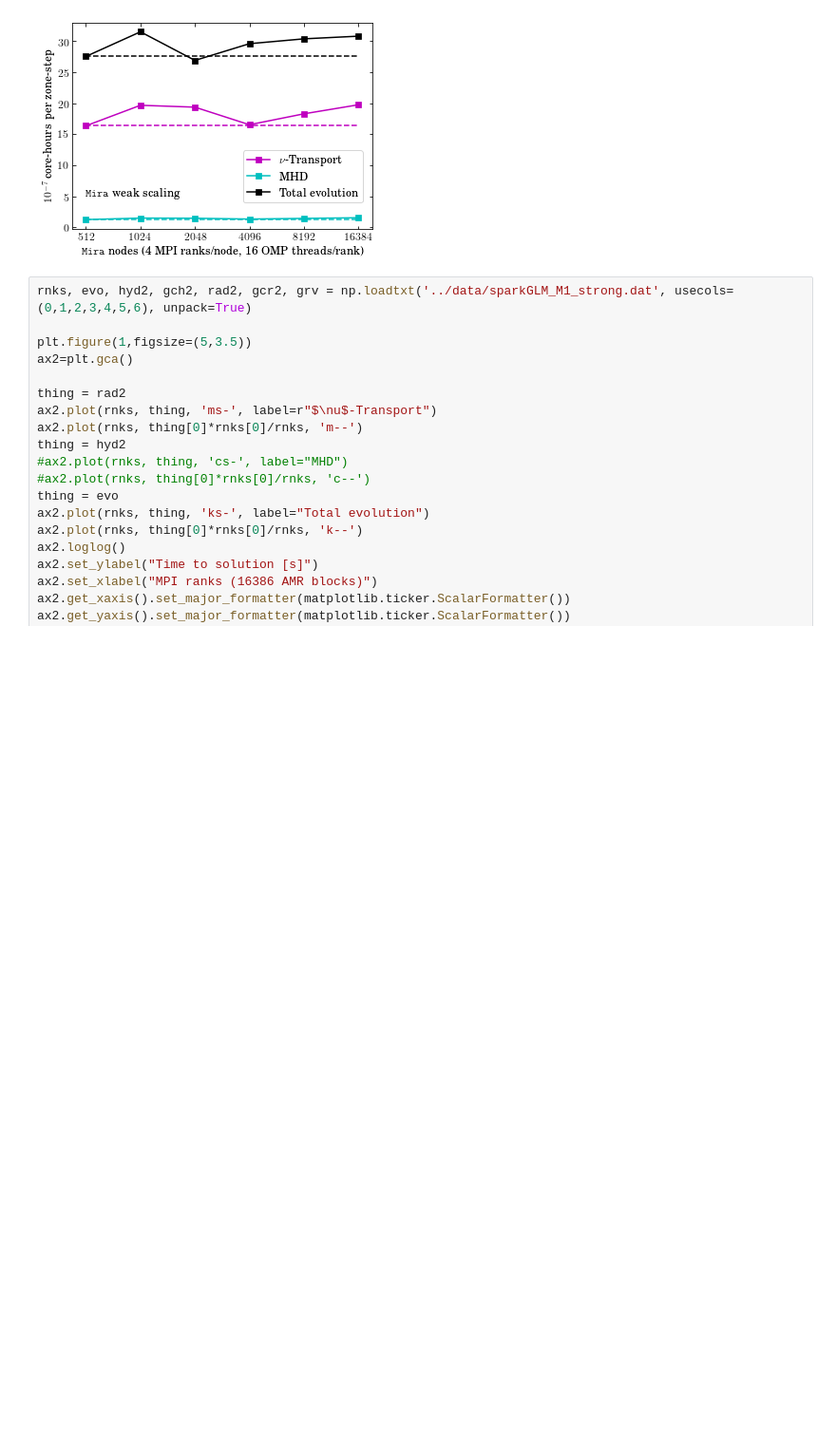
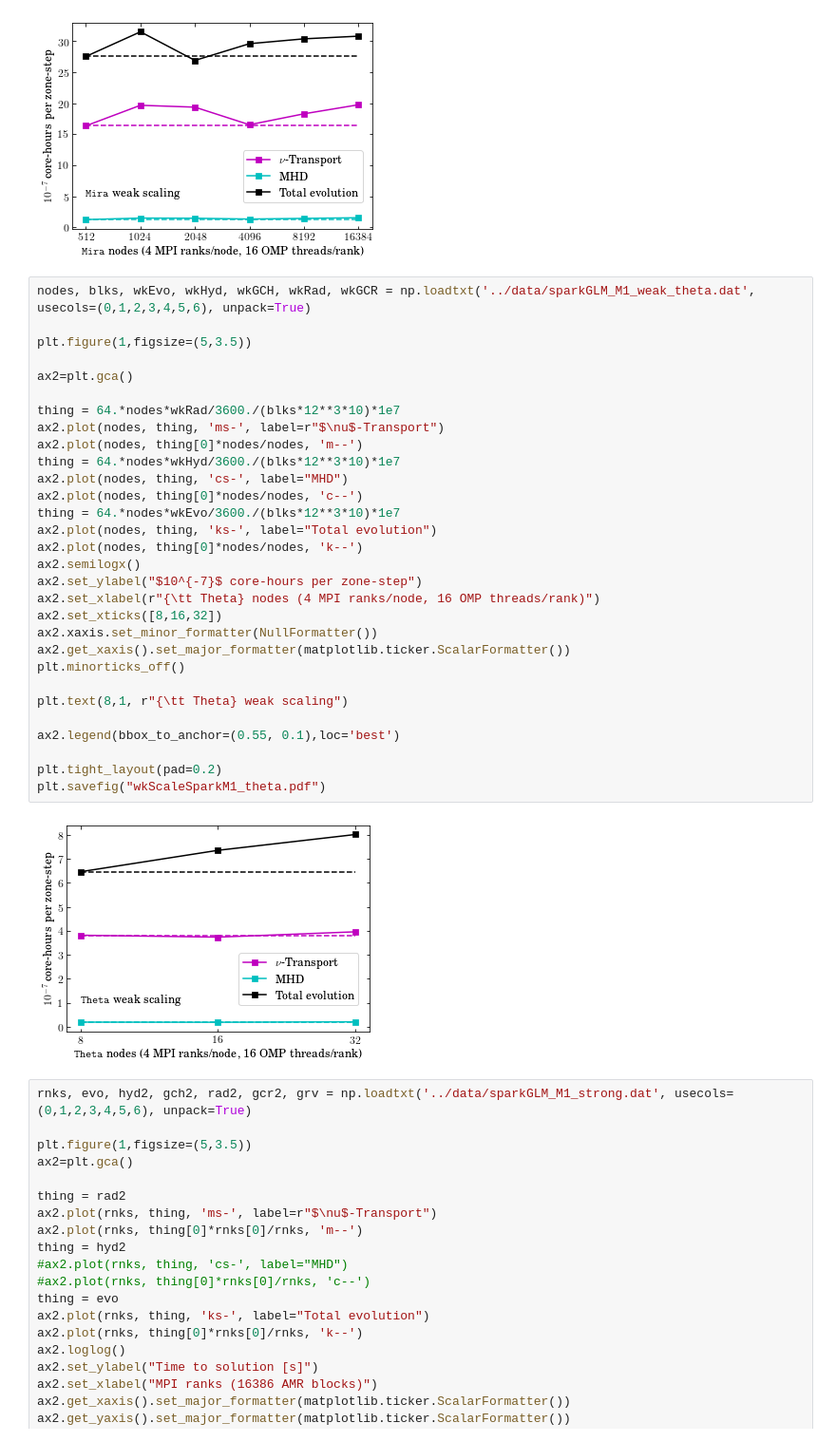
Before and after one commit to smcouch/INCITE_2018, a Jupyter notebook: figs/INCITE_plots.ipynb, the cells around one changed output. Shown: that part at 95% size. Drawn from its saved outputs; the diff is of its cells as text; blank space fills up the shorter version.

Commit message:
Complete objectives section update bios; weak scaling on theta

```diff
--- a/figs/INCITE_plots.ipynb
+++ b/figs/INCITE_plots.ipynb
@@ -99,6 +99,38 @@ plt.tight_layout(pad=0.2)
 plt.savefig("wkScaleSparkM1.pdf")
 # %% [output]
 [figure]
+# %%
+nodes, blks, wkEvo, wkHyd, wkGCH, wkRad, wkGCR = np.loadtxt('../data/sparkGLM_M1_weak_theta.dat', usecols=(0,1,2,3,4,5,6), unpack=True)
+
+plt.figure(1,figsize=(5,3.5))
+
+ax2=plt.gca()
+
+thing = 64.*nodes*wkRad/3600./(blks*12**3*10)*1e7
+ax2.plot(nodes, thing, 'ms-', label=r"$\nu$-Transport")
+ax2.plot(nodes, thing[0]*nodes/nodes, 'm--')
+thing = 64.*nodes*wkHyd/3600./(blks*12**3*10)*1e7
+ax2.plot(nodes, thing, 'cs-', label="MHD")
+ax2.plot(nodes, thing[0]*nodes/nodes, 'c--')
+thing = 64.*nodes*wkEvo/3600./(blks*12**3*10)*1e7
+ax2.plot(nodes, thing, 'ks-', label="Total evolution")
+ax2.plot(nodes, thing[0]*nodes/nodes, 'k--')
+ax2.semilogx()
+ax2.set_ylabel("$10^{-7}$ core-hours per zone-step")
+ax2.set_xlabel(r"{\tt Theta} nodes (4 MPI ranks/node, 16 OMP threads/rank)")
+ax2.set_xticks([8,16,32])
+ax2.xaxis.set_minor_formatter(NullFormatter())
+ax2.get_xaxis().set_major_formatter(matplotlib.ticker.ScalarFormatter())
+plt.minorticks_off()
+
+plt.text(8,1, r"{\tt Theta} weak scaling")
+
+ax2.legend(bbox_to_anchor=(0.55, 0.1),loc='best')
+
+plt.tight_layout(pad=0.2)
+plt.savefig("wkScaleSparkM1_theta.pdf")
+# %% [output]
+[figure, added]
 # %%
 rnks, evo, hyd2, gch2, rad2, gcr2, grv = np.loadtxt('../data/sparkGLM_M1_strong.dat', usecols=(0,1,2,3,4,5,6), unpack=True)
 
```
Also changed, not shown: 10 other files.
